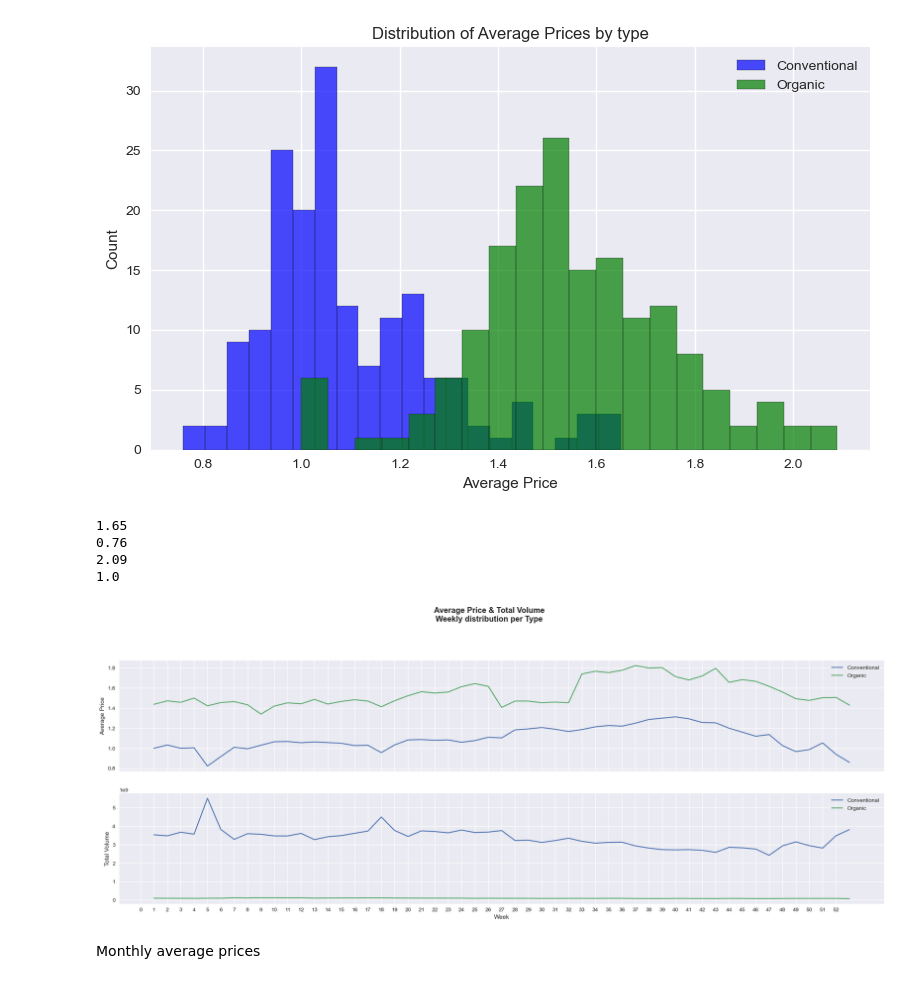
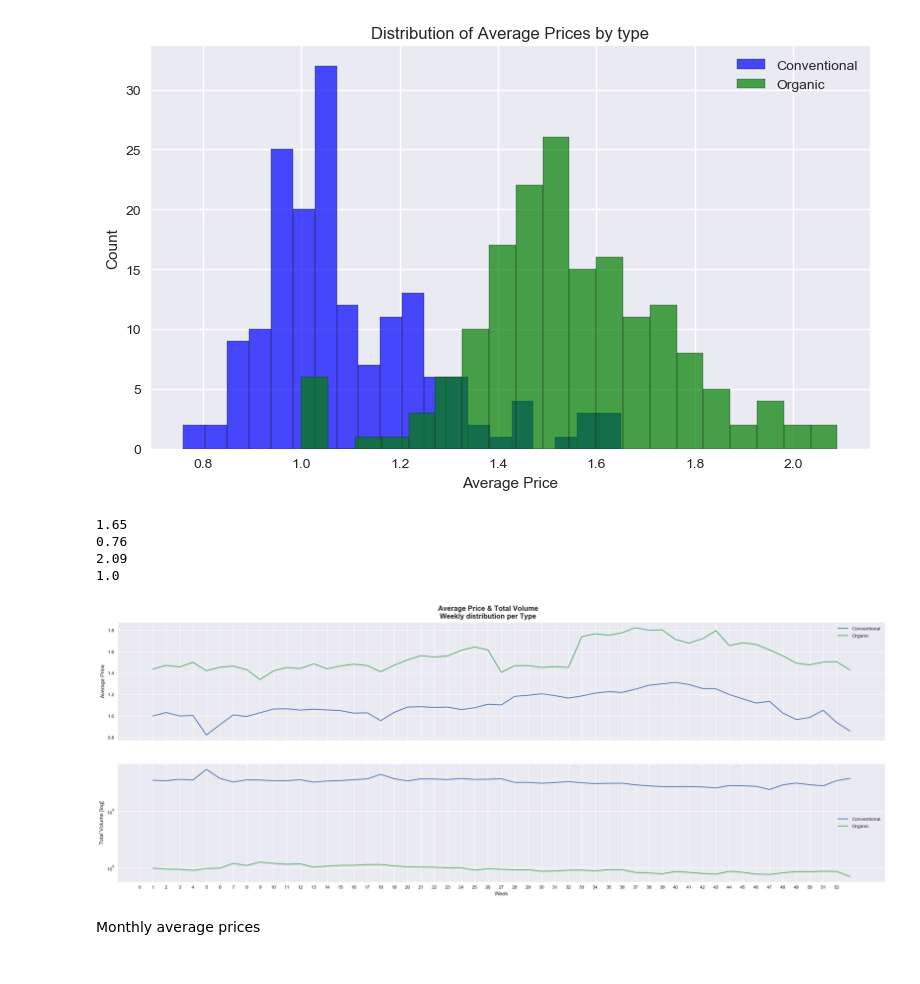
Before and after one commit to marcelomoraiscloser/apple_price, a Jupyter notebook: ApplePricePredictor.ipynb, the cells around one changed output. Drawn from its saved outputs; the diff is of its cells as text; code cells hidden in the pictures.

```diff
--- a/ApplePricePredictor.ipynb
+++ b/ApplePricePredictor.ipynb
@@ -179,35 +181,36 @@ figure, ax = plt.subplots(2,1,figsize=(25,8))
 figure.suptitle("Average Price & Total Volume\nWeekly distribution per Type", y=1.05, fontweight='bold')
 listOf_Xticks = np.arange(0, 53, 1)
 plt.xticks(listOf_Xticks)
 plt.xlabel("Week")
 ax[0].set_ylabel("Average Price")
-ax[1].set_ylabel("Total Volume")
+ax[1].set_ylabel("Total Volume [log]")
 
 df_avg_price_conv_week = df_conv['average_price'].groupby(df_conv['week']).mean()
 df_avg_price_org_week =  df_org['average_price'].groupby(df_org['week']).mean()
 df_volume_conv_week = df_conv['total_volume'].groupby(df_conv['week']).mean()
 df_volume_org_week =  df_org['total_volume'].groupby(df_org['week']).mean()
 
 ax[0].plot(df_avg_price_conv_week, label="Conventional")
 ax[0].plot(df_avg_price_org_week, label="Organic")
 ax[0].set_xticks(listOf_Xticks)
 ax[0].set_xticklabels([])
 ax[0].legend()
 
 ax[1].plot(df_volume_conv_week, label="Conventional")
 ax[1].plot(df_volume_org_week, label="Organic")
+ax[1].set_yscale('log')
 ax[1].legend()
 
 print(df_conv['average_price'].max())
 print(df_conv['average_price'].min())
 print(df_org['average_price'].max())
 print(df_org['average_price'].min())
 # %% [output]
 1.65
 0.76
 2.09
 1.0
-[figure, old version]
+[figure, new version]
 # %% [markdown]
 Monthly average prices
 # %%
```
Also changed, not shown: parts of 29 cells of this notebook.
